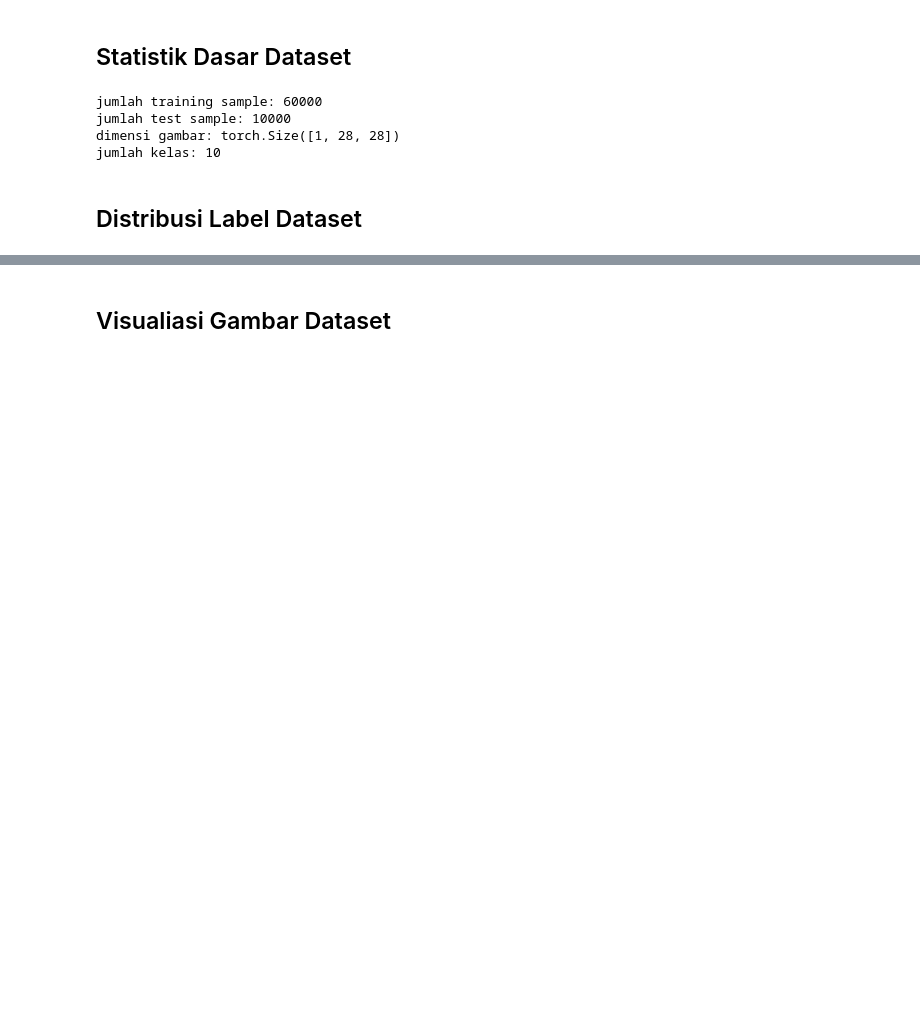
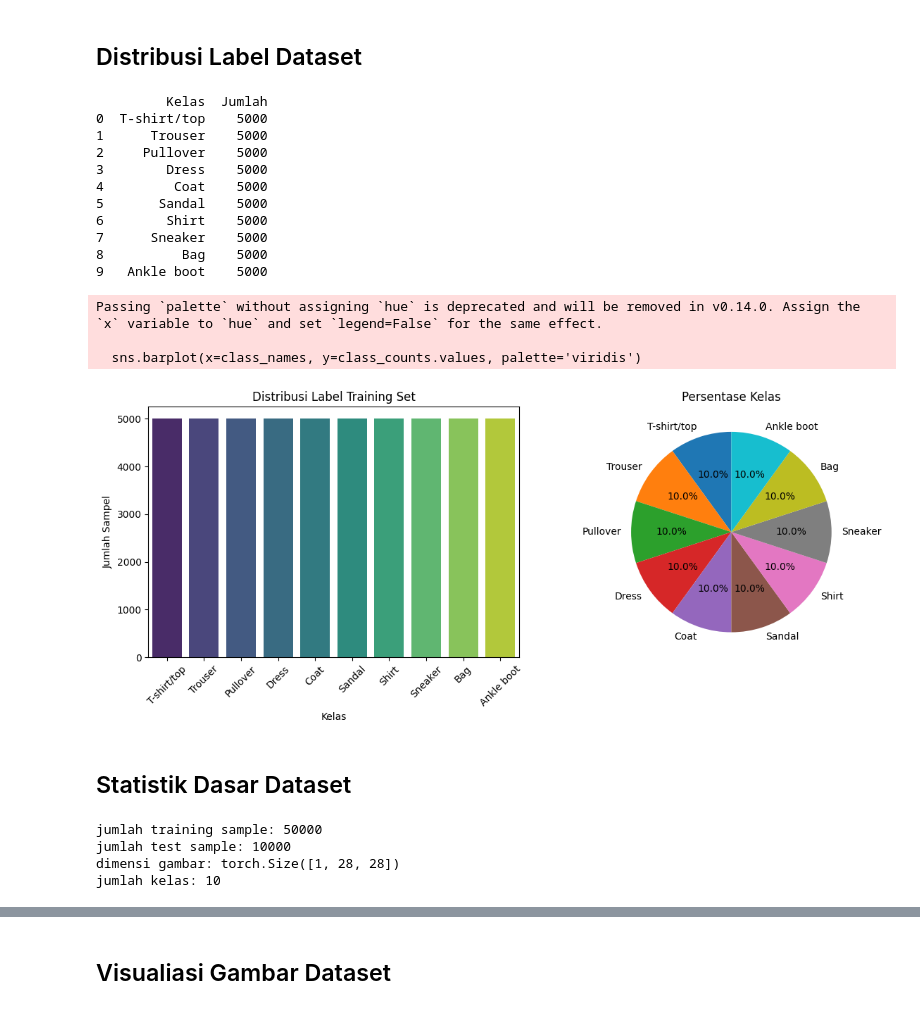
Before and after one commit to Wildan-bin/quantization-mnist, a Jupyter notebook: Modular Pipeline/Quantization_Fashion_MNIST.ipynb, the cells around one changed output, grey strips where cells are left out. Saved outputs shown, nothing was run; the diff lists cells and outputs as text; code cells hidden in the pictures; blank space fills up the shorter version.

```diff
--- a/Modular Pipeline/Quantization_Fashion_MNIST.ipynb
+++ b/Modular Pipeline/Quantization_Fashion_MNIST.ipynb
@@ -81,15 +139,59 @@ df.describe()
 8 rows × 785 columns
+# %% [markdown]
+## Distribusi Label Dataset
+# %%
+# Hitung frekuensi per kelas
+class_counts = df['label'].value_counts().sort_index()
+class_names = train_set.dataset.classes
+
+# Tampilkan dalam DataFrame
+label_dist = pd.DataFrame({
+    'Kelas': class_names,
+    'Jumlah': class_counts.values
+})
+print(label_dist)
+
+# Visualisasi
+plt.figure(figsize=(12, 5))
+
+plt.subplot(1,2,1)
+sns.barplot(x=class_names, y=class_counts.values, palette='viridis')
+plt.title('Distribusi Label Training Set')
+plt.ylabel('Jumlah Sampel')
+plt.xlabel('Kelas')
+plt.xticks(rotation=45)
+
+plt.subplot(1, 2, 2)
+plt.pie(class_counts.values, labels=class_names, autopct='%1.1f%%', startangle=90)
+plt.title('Persentase Kelas')
+
+plt.tight_layout()
+plt.show()
+# %% [output]
+         Kelas  Jumlah
+0  T-shirt/top    5000
+1      Trouser    5000
+2     Pullover    5000
+3        Dress    5000
+4         Coat    5000
+5       Sandal    5000
+6        Shirt    5000
+7      Sneaker    5000
+8          Bag    5000
+9   Ankle boot    5000
+Passing `palette` without assigning `hue` is deprecated and will be removed in v0.14.0. Assign the `x` variable to `hue` and set `legend=False` for the same effect.
+
+  sns.barplot(x=class_names, y=class_counts.values, palette='viridis')
+[figure, added]
 # %% [markdown]
 ## Statistik Dasar Dataset
 # %%
 print(f"jumlah training sample: {len(train_set)}")
 print(f"jumlah test sample: {len(test_set)}")
 print(f"dimensi gambar: {train_set[0][0].shape}")
-print(f"jumlah kelas: {len(train_set.classes)}")
+print(f"jumlah kelas: {len(train_set.dataset.classes)}")
 # %% [output]
-jumlah training sample: 60000
+jumlah training sample: 50000
 jumlah test sample: 10000
 dimensi gambar: torch.Size([1, 28, 28])
 jumlah kelas: 10
-# %% [markdown]
-## Distribusi Label Dataset
```
Also changed, not shown: parts of 86 cells of this notebook.
